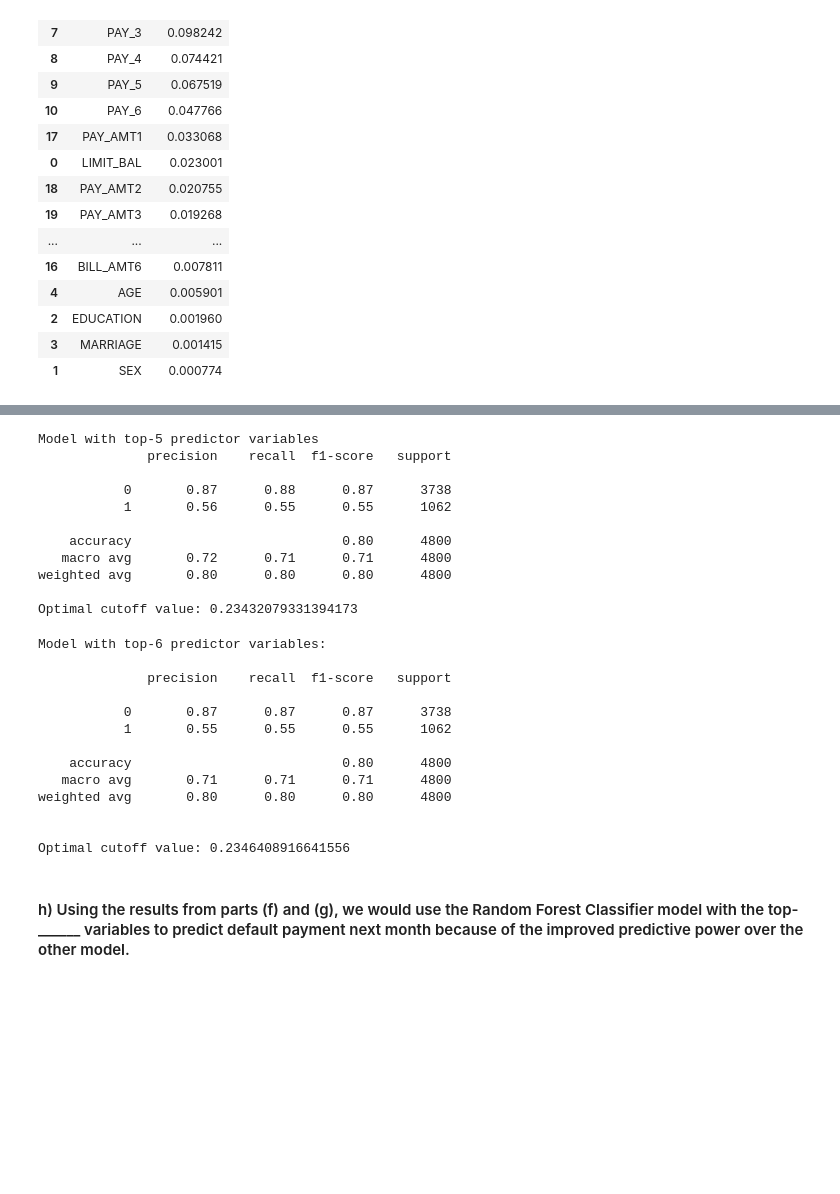
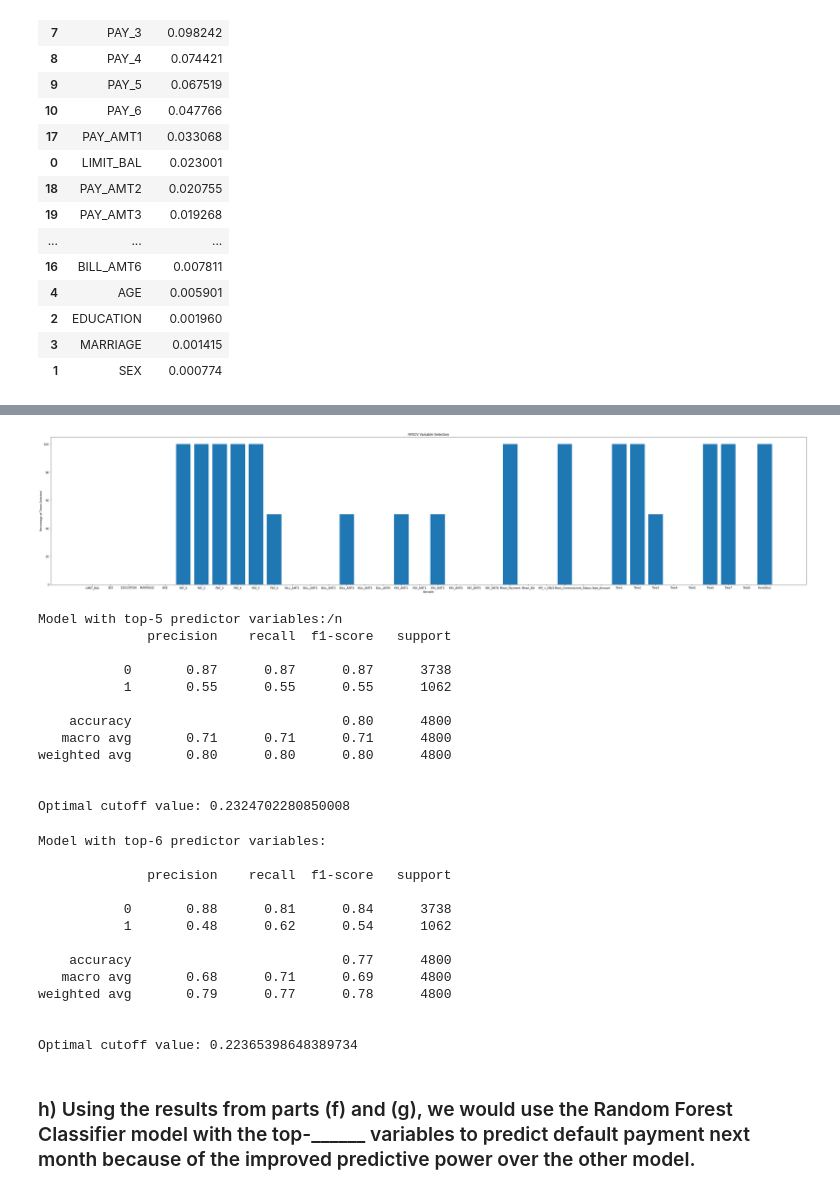
Before and after one commit to Evan-Callaghan/DATA-448-Predictive-Analytics, a Jupyter notebook: Exams/Exam 1.ipynb, the cells around one changed output, grey strips where cells are left out. Saved outputs shown, nothing was run; the diff lists cells and outputs as text; code cells hidden in the pictures; blank space fills up the shorter version.

```diff
--- a/Exams/Exam 1.ipynb
+++ b/Exams/Exam 1.ipynb
@@ -366,14 +368,14 @@ Y_training = training['default payment next month']
 rfe_results = []
 
 ## Repeating 100 times
-for i in tqdm(range(0, 100)):
+for i in tqdm(range(0, 2)):
 
     ## Splitting the data
     X_train, X_test, Y_train, Y_test = train_test_split(X_training, Y_training, test_size = 0.2, stratify = Y)
 
     ## Running RFEC
     rf_rfecv = RFECV(estimator = RandomForestClassifier(max_depth = 3, n_estimators = 500), step = 1,
-                 min_features_to_select = 2, cv = 3).fit(X_training, Y_training)
+                 min_features_to_select = 2, cv = 3).fit(X_train, Y_train)
 
     ## Appending features to be selected
     rfe_results.append(rf_rfecv.support_)
@@ -398,12 +407,24 @@ axes[1, 1].set_title('Overall Results')
+# %%
+## Graphing results
+
+fig = plt.figure(figsize = (50,10))
+
+plt.bar(results.index, results.values)
+plt.title('RFECV Variable Selection')
+plt.xlabel('Variable')
+plt.ylabel('Percentage of Times Selected')
+plt.show()
+# %% [output]
+[figure, added]
 # %%
 ## f) Using the top 5 variables from the part (e) and the same base estimator from part (e) to build a model on the training data-frame
 
 
 ## Defining the input and target variables
-X_training = training[['PAY_0', 'PAY_2', 'PAY_3', 'Mean_Payment', 'Most_Common', 'Tree2', 'Tree6', 'Tree7']]
+X_training = training[[]]
 Y_training = training['default payment next month']
 
-X_testing = testing[['PAY_0', 'PAY_2', 'PAY_3', 'Mean_Payment', 'Most_Common', 'Tree2', 'Tree6', 'Tree7']]
+X_testing = testing[[]]
 Y_testing = testing['default payment next month']
 
 
@@ -423,26 +444,27 @@ print(classification_report(Y_testing, rf_labels))
 ## Printing the optimal cutoff value for label predictions
 print('\nOptimal cutoff value:', optimal_cutoff)
 # %% [output]
-Model with top-5 predictor variables
+Model with top-5 predictor variables:/n
               precision    recall  f1-score   support
 
-           0       0.87      0.88      0.87      3738
-           1       0.56      0.55      0.55      1062
+           0       0.87      0.87      0.87      3738
+           1       0.55      0.55      0.55      1062
 
     accuracy                           0.80      4800
-   macro avg       0.72      0.71      0.71      4800
+   macro avg       0.71      0.71      0.71      4800
 weighted avg       0.80      0.80      0.80      4800
 
-Optimal cutoff value: 0.23432079331394173
+
+Optimal cutoff value: 0.2324702280850008
 # %%
 ## g) Using the top 6 variables from the part (e) and the same base estimator from part (e) to build a model on the training data-frame
 
 
 ## Defining the input and target variables
-X_training = training[['PAY_0', 'PAY_2', 'PAY_3', 'Mean_Payment', 'Most_Common', 'Tree2', 'Tree6', 'Tree7']]
+X_training = training[[]]
 Y_training = training['default payment next month']
 
-X_testing = testing[['PAY_0', 'PAY_2', 'PAY_3', 'Mean_Payment', 'Most_Common', 'Tree2', 'Tree6', 'Tree7']]
+X_testing = testing[[]]
 Y_testing = testing['default payment next month']
 
 
@@ -466,17 +488,17 @@ Model with top-6 predictor variables:
 
               precision    recall  f1-score   support
 
-           0       0.87      0.87      0.87      3738
-           1       0.55      0.55      0.55      1062
+           0       0.88      0.81      0.84      3738
+           1       0.48      0.62      0.54      1062
 
-    accuracy                           0.80      4800
-   macro avg       0.71      0.71      0.71      4800
-weighted avg       0.80      0.80      0.80      4800
+    accuracy                           0.77      4800
+   macro avg       0.68      0.71      0.69      4800
+weighted avg       0.79      0.77      0.78      4800
 
 
-Optimal cutoff value: 0.2346408916641556
+Optimal cutoff value: 0.22365398648389734
 # %% [markdown]
-#### h)  Using the results from parts (f) and (g), we would use the Random Forest Classifier model with the top-______ variables to predict default payment next month because of the improved predictive power over the other model.
+### h)  Using the results from parts (f) and (g), we would use the Random Forest Classifier model with the top-______ variables to predict default payment next month because of the improved predictive power over the other model.
 # %%
 ## Predicting the likelihood of default payment next month on the test data-frame
 
```
Also changed, not shown: parts of 6 cells of this notebook.
